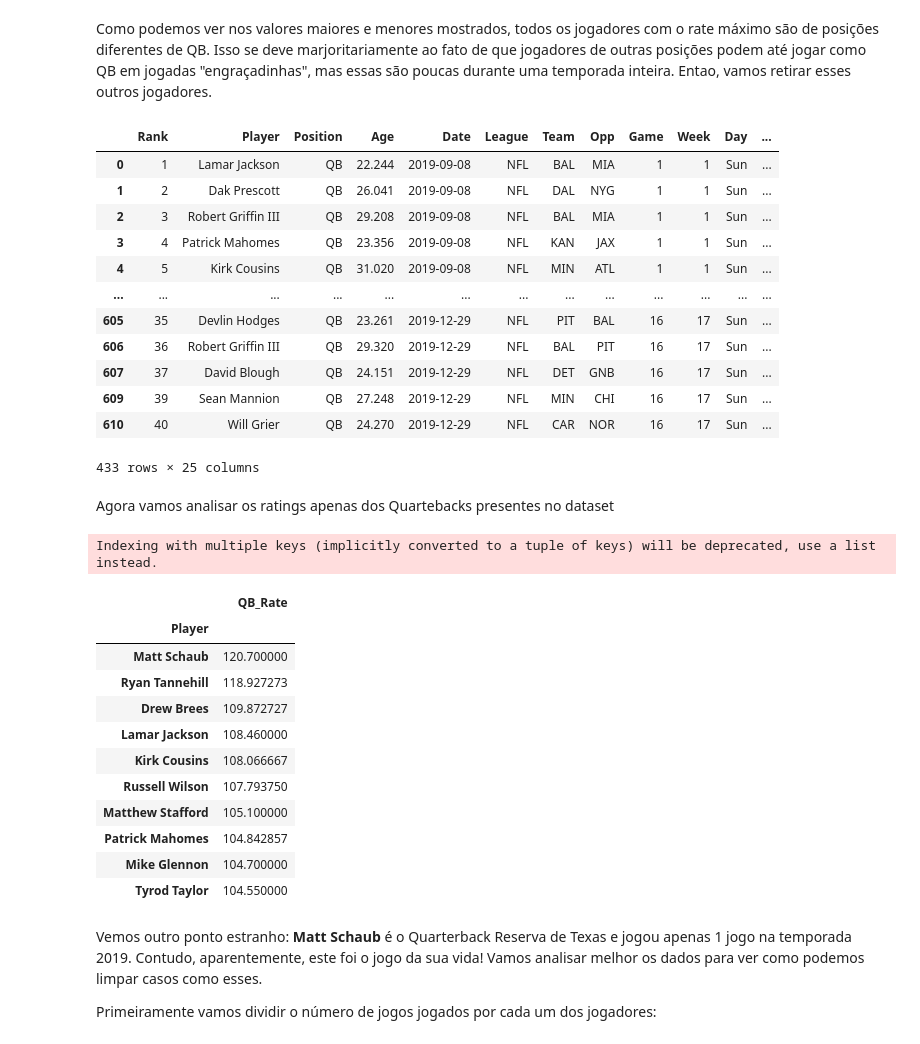
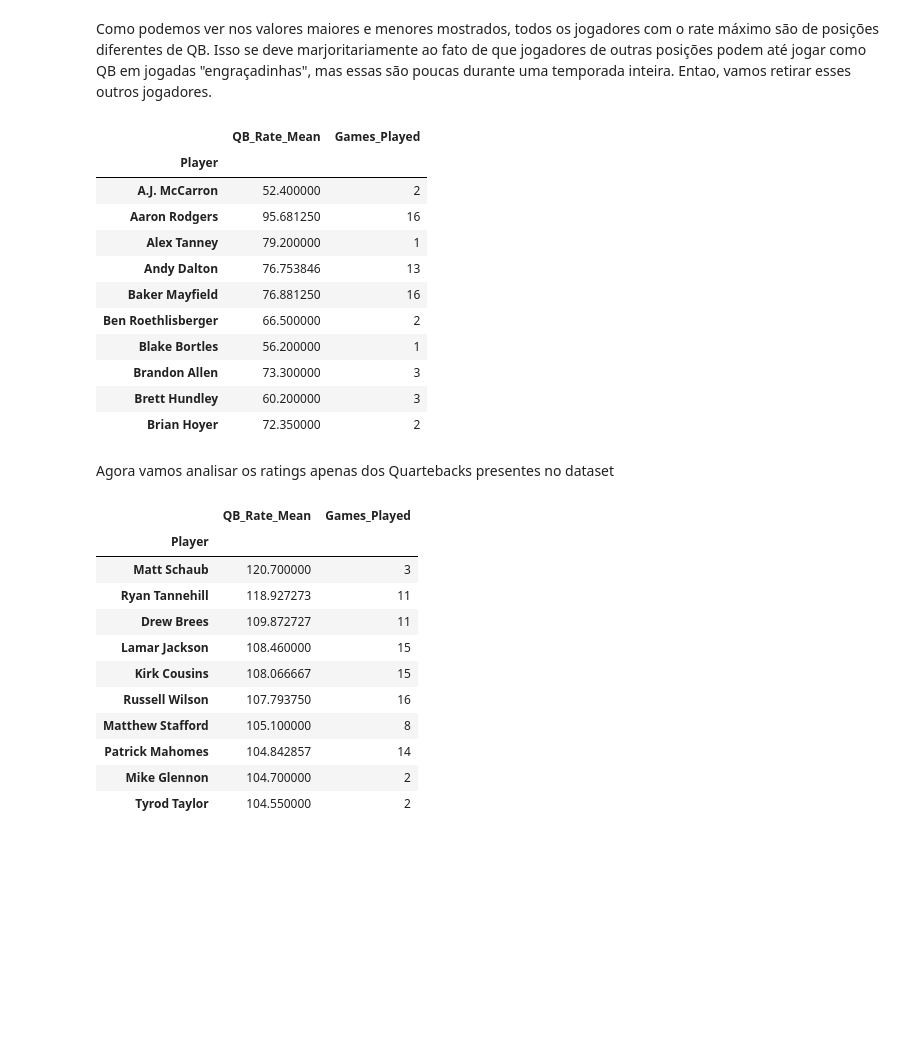
Before and after one commit to Valgueiro/dataScience_project, a Jupyter notebook: Projeto_1_dataScience.ipynb, the cells around one changed output. Saved outputs shown, nothing was run; the diff lists cells and outputs as text; code cells hidden in the pictures; blank space fills up the shorter version.

```diff
--- a/Projeto_1_dataScience.ipynb
+++ b/Projeto_1_dataScience.ipynb
@@ -287,42 +286,38 @@ Indexing with multiple keys (implicitly converted to a tuple of keys) will be de
 # %% [markdown]
 Como podemos ver nos valores maiores e menores mostrados, todos os jogadores com o rate máximo são de posições diferentes de QB. Isso se deve marjoritariamente ao fato de que jogadores de outras posições podem até jogar como QB em jogadas "engraçadinhas", mas essas são poucas durante uma temporada inteira. Entao, vamos retirar esses outros jogadores.
 # %%
-qb_players = qbs[qbs['Position'] == 'QB'].groupby(['Player'])
+qb_players = qbs[qbs['Position'] == 'QB'][['Player', 'QB_Rate']].groupby(['Player']).agg(
+              QB_Rate_Mean=pd.NamedAgg(column='QB_Rate', aggfunc='mean'),
+              Games_Played=pd.NamedAgg(column='QB_Rate', aggfunc='count'))
 qb_players.head(10)
 # %% [output]
-|  | Rank | Player | Position | Age | Date | League | Team | Opp | Game | Week | Day | ... |
-| 0 | 1 | Lamar Jackson | QB | 22.244 | 2019-09-08 | NFL | BAL | MIA | 1 | 1 | Sun | ... |
-| 1 | 2 | Dak Prescott | QB | 26.041 | 2019-09-08 | NFL | DAL | NYG | 1 | 1 | Sun | ... |
-| 2 | 3 | Robert Griffin III | QB | 29.208 | 2019-09-08 | NFL | BAL | MIA | 1 | 1 | Sun | ... |
-| 3 | 4 | Patrick Mahomes | QB | 23.356 | 2019-09-08 | NFL | KAN | JAX | 1 | 1 | Sun | ... |
-| 4 | 5 | Kirk Cousins | QB | 31.020 | 2019-09-08 | NFL | MIN | ATL | 1 | 1 | Sun | ... |
-| ... | ... | ... | ... | ... | ... | ... | ... | ... | ... | ... | ... | ... |
-| 605 | 35 | Devlin Hodges | QB | 23.261 | 2019-12-29 | NFL | PIT | BAL | 16 | 17 | Sun | ... |
-| 606 | 36 | Robert Griffin III | QB | 29.320 | 2019-12-29 | NFL | BAL | PIT | 16 | 17 | Sun | ... |
-| 607 | 37 | David Blough | QB | 24.151 | 2019-12-29 | NFL | DET | GNB | 16 | 17 | Sun | ... |
-| 609 | 39 | Sean Mannion | QB | 27.248 | 2019-12-29 | NFL | MIN | CHI | 16 | 17 | Sun | ... |
-| 610 | 40 | Will Grier | QB | 24.270 | 2019-12-29 | NFL | CAR | NOR | 16 | 17 | Sun | ... |
+|  | QB_Rate_Mean | Games_Played |
+| Player |  |  |
+| A.J. McCarron | 52.400000 | 2 |
+| Aaron Rodgers | 95.681250 | 16 |
+| Alex Tanney | 79.200000 | 1 |
+| Andy Dalton | 76.753846 | 13 |
+| Baker Mayfield | 76.881250 | 16 |
+| Ben Roethlisberger | 66.500000 | 2 |
+| Blake Bortles | 56.200000 | 1 |
+| Brandon Allen | 73.300000 | 3 |
+| Brett Hundley | 60.200000 | 3 |
+| Brian Hoyer | 72.350000 | 2 |
-433 rows × 25 columns
 # %% [markdown]
 Agora vamos analisar os ratings apenas dos Quartebacks presentes no dataset
 # %%
-sorted_by_rate = qb_players['Player', 'QB_Rate'].mean().sort_values(['QB_Rate'],ascending=False)
+sorted_by_rate = qb_players.sort_values(['QB_Rate_Mean'],ascending=False)
 sorted_by_rate.head(10)
 # %% [output]
-Indexing with multiple keys (implicitly converted to a tuple of keys) will be deprecated, use a list instead.
-|  | QB_Rate |
-| Player |  |
-| Matt Schaub | 120.700000 |
-| Ryan Tannehill | 118.927273 |
-| Drew Brees | 109.872727 |
-| Lamar Jackson | 108.460000 |
-| Kirk Cousins | 108.066667 |
-| Russell Wilson | 107.793750 |
-| Matthew Stafford | 105.100000 |
-| Patrick Mahomes | 104.842857 |
-| Mike Glennon | 104.700000 |
-| Tyrod Taylor | 104.550000 |
+|  | QB_Rate_Mean | Games_Played |
+| Player |  |  |
+| Matt Schaub | 120.700000 | 3 |
+| Ryan Tannehill | 118.927273 | 11 |
+| Drew Brees | 109.872727 | 11 |
+| Lamar Jackson | 108.460000 | 15 |
+| Kirk Cousins | 108.066667 | 15 |
+| Russell Wilson | 107.793750 | 16 |
+| Matthew Stafford | 105.100000 | 8 |
+| Patrick Mahomes | 104.842857 | 14 |
+| Mike Glennon | 104.700000 | 2 |
+| Tyrod Taylor | 104.550000 | 2 |
-# %% [markdown]
-Vemos outro ponto estranho: **Matt Schaub** é o Quarterback Reserva de Texas e jogou apenas 1 jogo na temporada 2019. Contudo, aparentemente, este foi o jogo da sua vida! Vamos analisar melhor os dados para ver como podemos limpar casos como esses.
-
-Primeiramente vamos dividir o número de jogos jogados por cada um dos jogadores:
```
Also changed, not shown: parts of 11 cells of this notebook.
